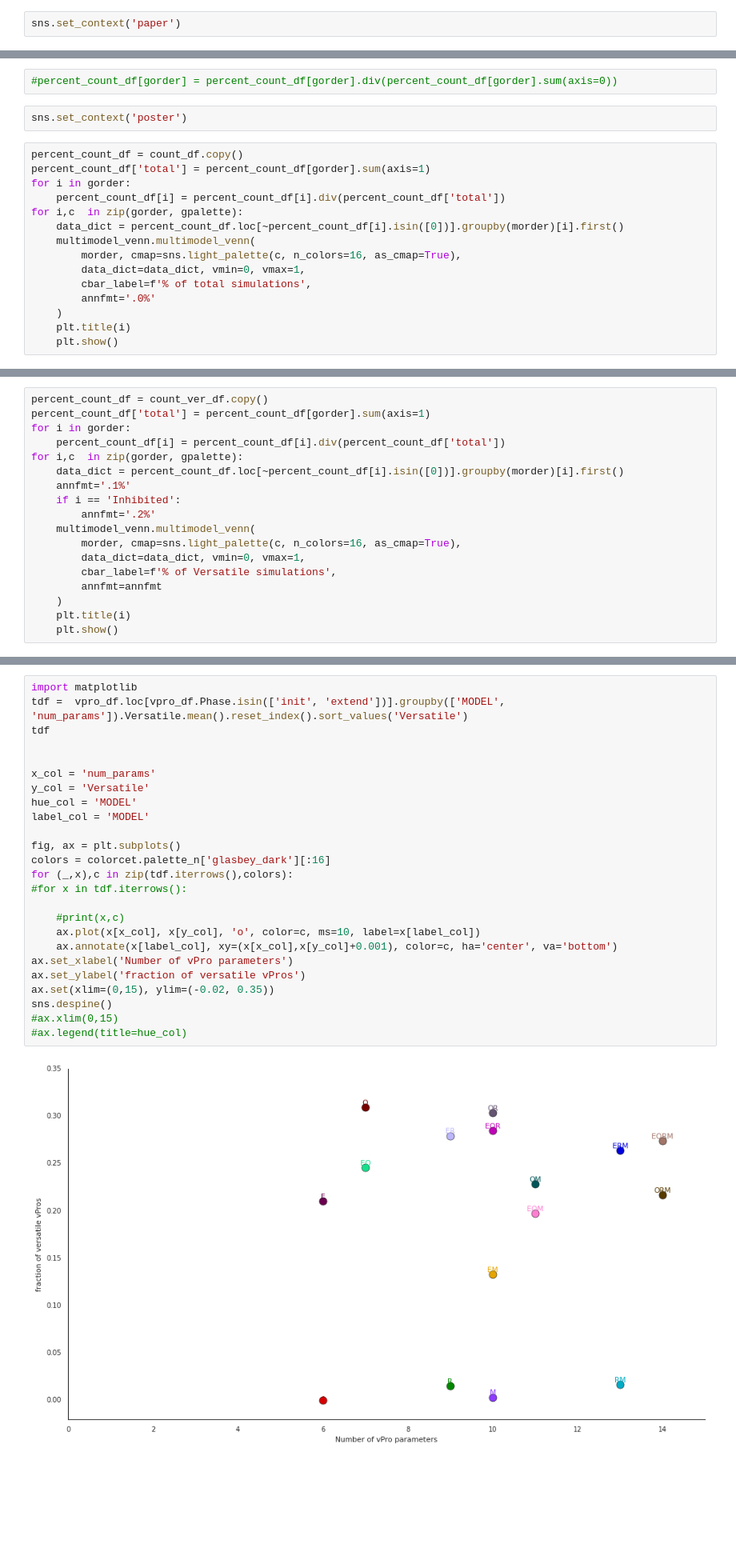
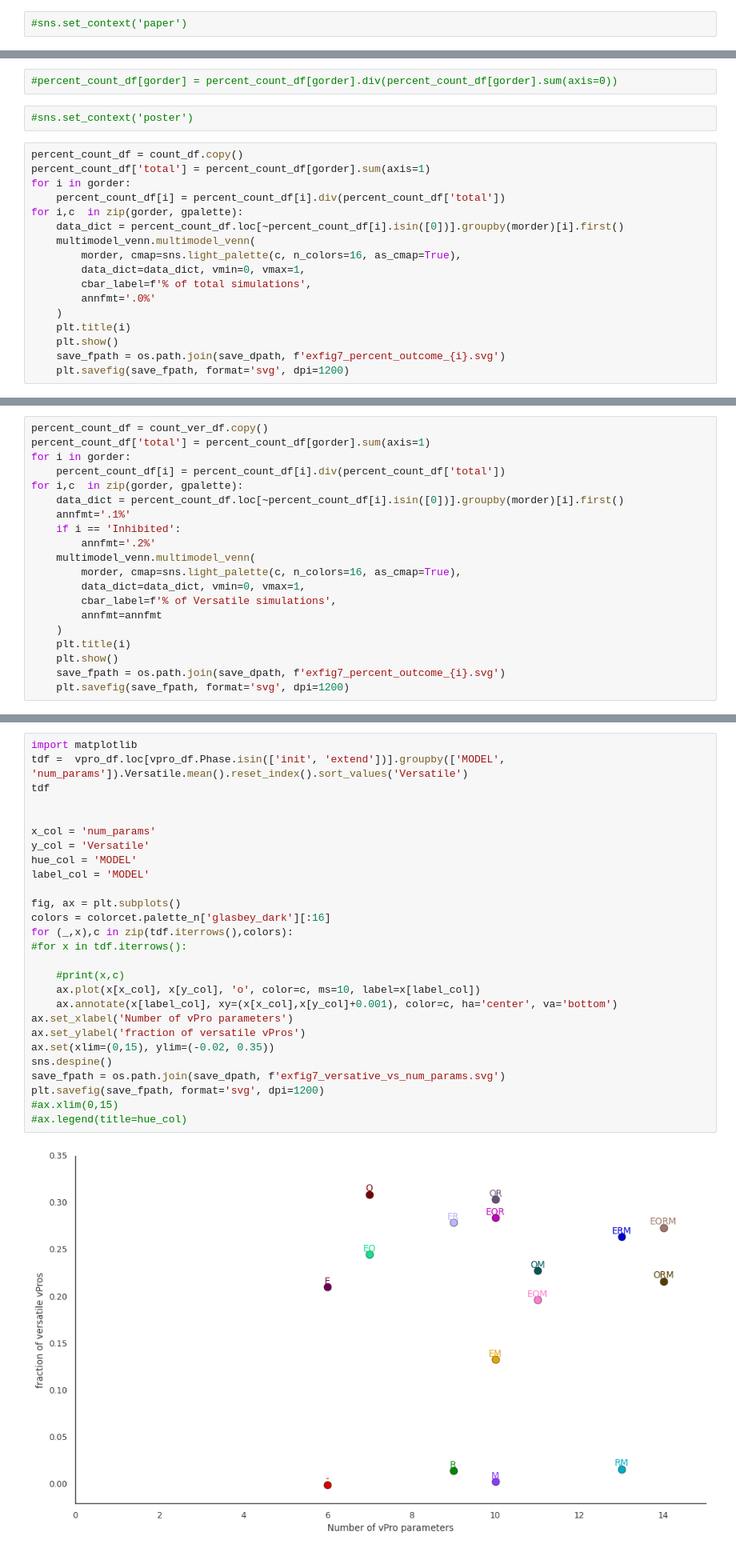
Before and after one commit to wosnat/recycle_model, a Jupyter notebook: STORE_model/notebooks/verastile_vpros_multi.ipynb, the cells around one changed output, grey strips where cells are left out. Shown at 80% size. Drawn from its saved outputs; the diff is of its cells as text; blank space fills up the shorter version.

```diff
--- a/STORE_model/notebooks/verastile_vpros_multi.ipynb
+++ b/STORE_model/notebooks/verastile_vpros_multi.ipynb
@@ -304,5 +302,5 @@ axes[1].set(title=tmpdf.MODEL.unique()[0])
 # %%
-sns.set_context('paper')
+#sns.set_context('paper')
 # %%
 vcount_df = vpro_df.loc[
         vpro_df.Phase.isin(['init', 'extend'])
@@ -365,7 +363,7 @@ count_df
 # %%
 #percent_count_df[gorder] = percent_count_df[gorder].div(percent_count_df[gorder].sum(axis=0))
 # %%
-sns.set_context('poster')
+#sns.set_context('poster')
 # %%
 percent_count_df = count_df.copy()
 percent_count_df['total'] = percent_count_df[gorder].sum(axis=1)
@@ -381,4 +379,6 @@ for i,c  in zip(gorder, gpalette):
     )
     plt.title(i)
     plt.show()
+    save_fpath = os.path.join(save_dpath, f'exfig7_percent_outcome_{i}.svg')
+    plt.savefig(save_fpath, format='svg', dpi=1200)
 # %% [output]
@@ -406,4 +407,6 @@ for i,c  in zip(gorder, gpalette):
     )
     plt.title(i)
     plt.show()
+    save_fpath = os.path.join(save_dpath, f'exfig7_percent_outcome_{i}.svg')
+    plt.savefig(save_fpath, format='svg', dpi=1200)
 # %% [output]
@@ -471,28 +510,30 @@ colors
 # %%
 import matplotlib
 tdf =  vpro_df.loc[vpro_df.Phase.isin(['init', 'extend'])].groupby(['MODEL', 'num_params']).Versatile.mean().reset_index().sort_values('Versatile')
 tdf
 
 
 x_col = 'num_params'
 y_col = 'Versatile'
 hue_col = 'MODEL'
 label_col = 'MODEL'
 
 fig, ax = plt.subplots()
 colors = colorcet.palette_n['glasbey_dark'][:16]
 for (_,x),c in zip(tdf.iterrows(),colors):
 #for x in tdf.iterrows():
 
     #print(x,c)
     ax.plot(x[x_col], x[y_col], 'o', color=c, ms=10, label=x[label_col])
     ax.annotate(x[label_col], xy=(x[x_col],x[y_col]+0.001), color=c, ha='center', va='bottom')
 ax.set_xlabel('Number of vPro parameters')
 ax.set_ylabel('fraction of versatile vPros')
 ax.set(xlim=(0,15), ylim=(-0.02, 0.35))
 sns.despine()
+save_fpath = os.path.join(save_dpath, f'exfig7_versative_vs_num_params.svg')
+plt.savefig(save_fpath, format='svg', dpi=1200)
 #ax.xlim(0,15)
 #ax.legend(title=hue_col)
 # %% [output]
-[figure, old version]
+[figure, new version]
 # %%
```
Also changed, not shown: parts of 42 cells of this notebook, 15 other files.
